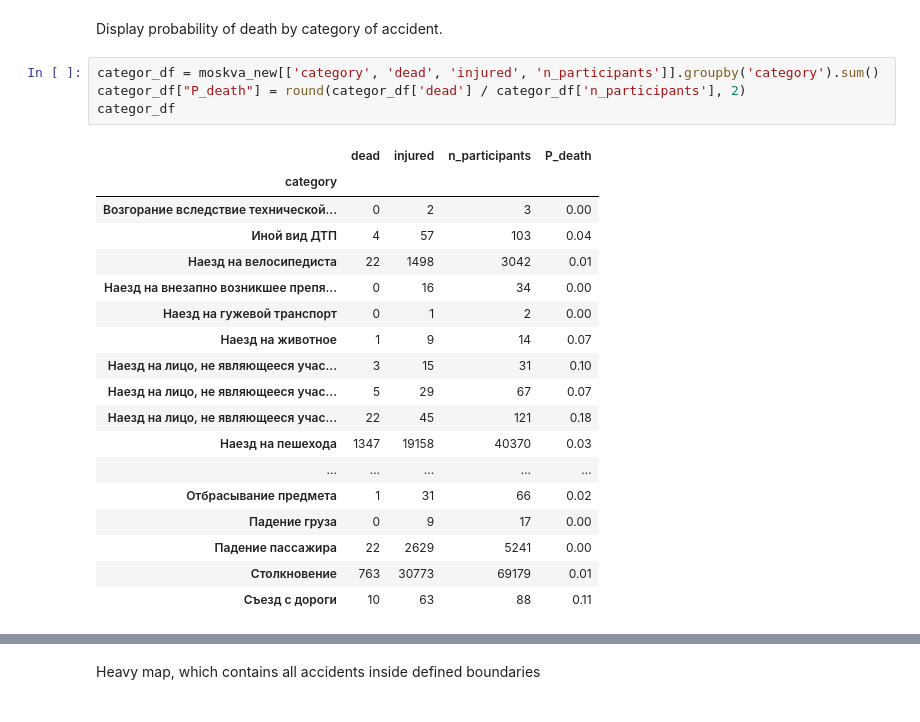
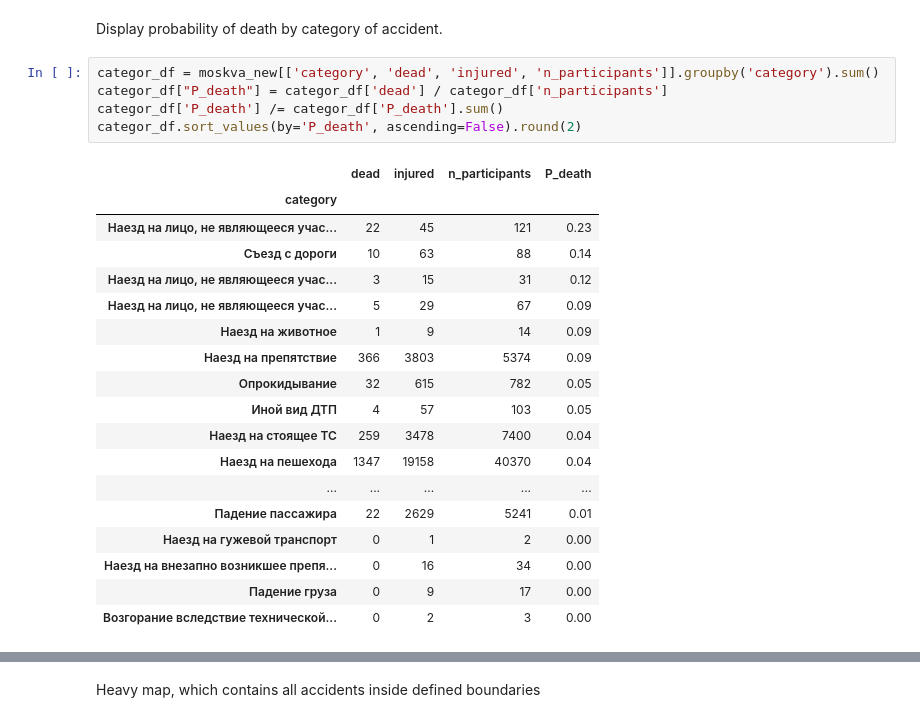
Before and after one commit to isdevnull/cw3, a Jupyter notebook: clusters.ipynb, the cells around one changed output, grey strips where cells are left out. Cells and saved outputs as stored; diff of their text form.

```diff
--- a/clusters.ipynb
+++ b/clusters.ipynb
@@ -20,24 +21,25 @@ moskva_new = moskva
 Display probability of death by category of accident.
 # %%
 categor_df = moskva_new[['category', 'dead', 'injured', 'n_participants']].groupby('category').sum()
-categor_df["P_death"] = round(categor_df['dead'] / categor_df['n_participants'], 2)
-categor_df
+categor_df["P_death"] = categor_df['dead'] / categor_df['n_participants']
+categor_df['P_death'] /= categor_df['P_death'].sum()
+categor_df.sort_values(by='P_death', ascending=False).round(2)
 # %% [output]
 |  | dead | injured | n_participants | P_death |
 | category |  |  |  |  |
+| Наезд на лицо, не являющееся учас... | 22 | 45 | 121 | 0.23 |
+| Съезд с дороги | 10 | 63 | 88 | 0.14 |
+| Наезд на лицо, не являющееся учас... | 3 | 15 | 31 | 0.12 |
+| Наезд на лицо, не являющееся учас... | 5 | 29 | 67 | 0.09 |
+| Наезд на животное | 1 | 9 | 14 | 0.09 |
+| Наезд на препятствие | 366 | 3803 | 5374 | 0.09 |
+| Опрокидывание | 32 | 615 | 782 | 0.05 |
+| Иной вид ДТП | 4 | 57 | 103 | 0.05 |
+| Наезд на стоящее ТС | 259 | 3478 | 7400 | 0.04 |
+| Наезд на пешехода | 1347 | 19158 | 40370 | 0.04 |
+| ... | ... | ... | ... | ... |
+| Падение пассажира | 22 | 2629 | 5241 | 0.01 |
+| Наезд на гужевой транспорт | 0 | 1 | 2 | 0.00 |
+| Наезд на внезапно возникшее препя... | 0 | 16 | 34 | 0.00 |
+| Падение груза | 0 | 9 | 17 | 0.00 |
 | Возгорание вследствие технической... | 0 | 2 | 3 | 0.00 |
-| Иной вид ДТП | 4 | 57 | 103 | 0.04 |
-| Наезд на велосипедиста | 22 | 1498 | 3042 | 0.01 |
-| Наезд на внезапно возникшее препя... | 0 | 16 | 34 | 0.00 |
-| Наезд на гужевой транспорт | 0 | 1 | 2 | 0.00 |
-| Наезд на животное | 1 | 9 | 14 | 0.07 |
-| Наезд на лицо, не являющееся учас... | 3 | 15 | 31 | 0.10 |
-| Наезд на лицо, не являющееся учас... | 5 | 29 | 67 | 0.07 |
-| Наезд на лицо, не являющееся учас... | 22 | 45 | 121 | 0.18 |
-| Наезд на пешехода | 1347 | 19158 | 40370 | 0.03 |
-| ... | ... | ... | ... | ... |
-| Отбрасывание предмета | 1 | 31 | 66 | 0.02 |
-| Падение груза | 0 | 9 | 17 | 0.00 |
-| Падение пассажира | 22 | 2629 | 5241 | 0.00 |
-| Столкновение | 763 | 30773 | 69179 | 0.01 |
-| Съезд с дороги | 10 | 63 | 88 | 0.11 |
```
Also changed, not shown: parts of 4 cells of this notebook.
